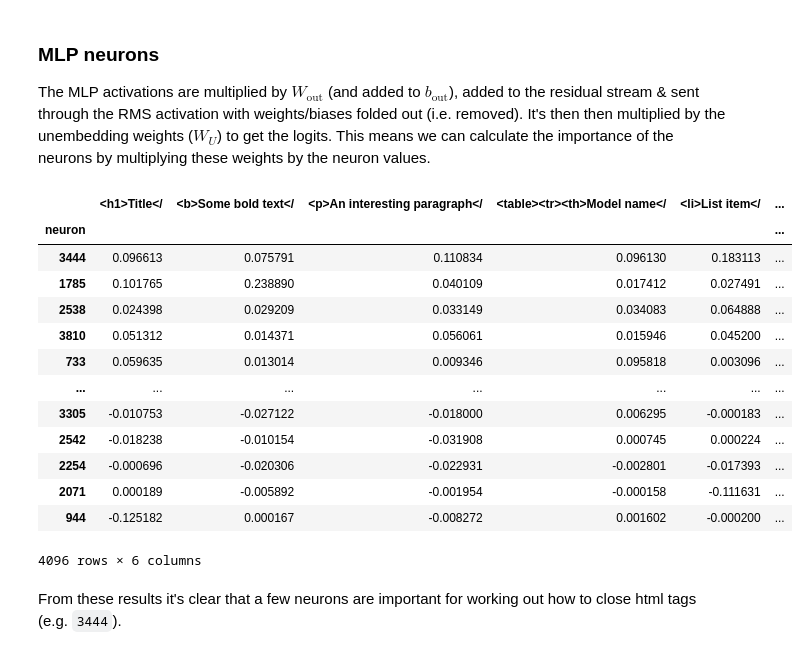
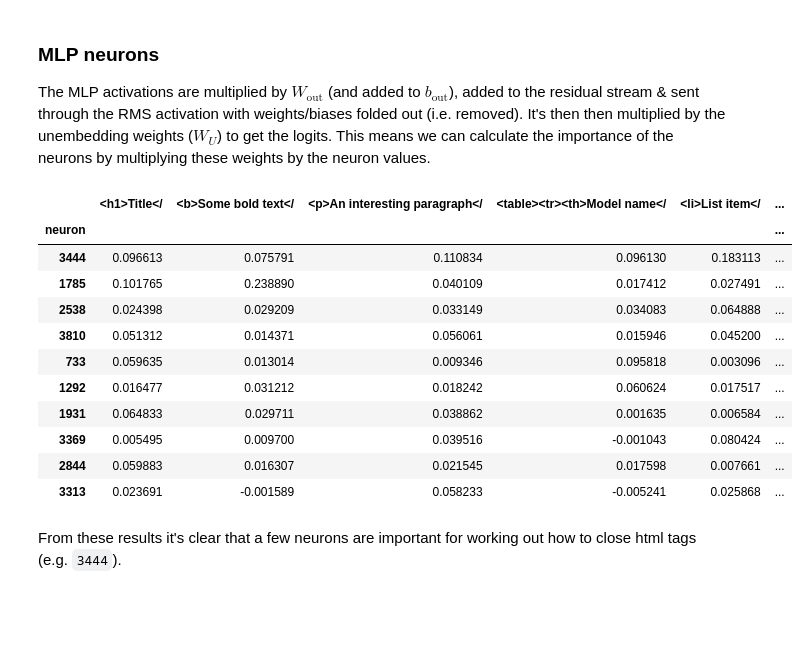
Before and after one commit to alan-cooney/mech-interp-code-generation, a Jupyter notebook: SoLU_Circuits.ipynb, the cells around one changed output. Cells and saved outputs as stored; diff of their text form; code cells hidden in the pictures; blank space fills up the shorter version.

```diff
--- a/SoLU_Circuits.ipynb
+++ b/SoLU_Circuits.ipynb
@@ -96,7 +99,7 @@ class RMSNormPre(nn.Module):
     """RMS Pre Normalization
 
     This is RMS Normalization without the multiplation by a weights term,
-    as that has been folded into the next weights instead."""
+    as that has been folded into the next layer's weights instead."""
 
     def __init__(self, cfg, length):
         super().__init__()
@@ -117,7 +120,7 @@ class RMSNormPre(nn.Module):
 class Transformer(EasyTransformer):
     """Transformer
 
-    The training run that we'll be loading had a few modifications from the
+    The checkpointed model had a few modifications from the
     standard `EasyTransformer`, so we extend it and add these in here.
     """
     def __init__(self, cfg: EasyTransformerConfig):
@@ -246,6 +249,7 @@ def get_next_token(prompt: str) -> str:
     log_probabilities = F.log_softmax(logits, dim=-1)
     predictions = torch.argmax(log_probabilities, 2)
     next_token = [model.tokenizer.decode(t) for t in predictions.squeeze()][-1]
+    probability = log_probabilities[-1]
     return next_token
 # %%
 # Example prompts to run through the model
@@ -312,27 +316,25 @@ for prompt in prompts:
 # %%
 importance = pd.DataFrame(prompts_neuron_importance)
 importance["average"] = importance.sum(axis = 1)/len(importance.columns)
 
 # Format and sort
 importance.index.name = "neuron"
 importance = importance.sort_values(by="average", ascending=False)
 
-importance
+importance.head(10)
 # %% [output]
 |  | <h1>Title</ | <b>Some bold text</ | <p>An interesting paragraph</ | <table><tr><th>Model name</ | <li>List item</ | ... |
 | neuron |  |  |  |  |  | ... |
 | 3444 | 0.096613 | 0.075791 | 0.110834 | 0.096130 | 0.183113 | ... |
 | 1785 | 0.101765 | 0.238890 | 0.040109 | 0.017412 | 0.027491 | ... |
 | 2538 | 0.024398 | 0.029209 | 0.033149 | 0.034083 | 0.064888 | ... |
 | 3810 | 0.051312 | 0.014371 | 0.056061 | 0.015946 | 0.045200 | ... |
 | 733 | 0.059635 | 0.013014 | 0.009346 | 0.095818 | 0.003096 | ... |
-| ... | ... | ... | ... | ... | ... | ... |
-| 3305 | -0.010753 | -0.027122 | -0.018000 | 0.006295 | -0.000183 | ... |
-| 2542 | -0.018238 | -0.010154 | -0.031908 | 0.000745 | 0.000224 | ... |
-| 2254 | -0.000696 | -0.020306 | -0.022931 | -0.002801 | -0.017393 | ... |
-| 2071 | 0.000189 | -0.005892 | -0.001954 | -0.000158 | -0.111631 | ... |
-| 944 | -0.125182 | 0.000167 | -0.008272 | 0.001602 | -0.000200 | ... |
+| 1292 | 0.016477 | 0.031212 | 0.018242 | 0.060624 | 0.017517 | ... |
+| 1931 | 0.064833 | 0.029711 | 0.038862 | 0.001635 | 0.006584 | ... |
+| 3369 | 0.005495 | 0.009700 | 0.039516 | -0.001043 | 0.080424 | ... |
+| 2844 | 0.059883 | 0.016307 | 0.021545 | 0.017598 | 0.007661 | ... |
+| 3313 | 0.023691 | -0.001589 | 0.058233 | -0.005241 | 0.025868 | ... |
-4096 rows × 6 columns
 # %% [markdown]
 From these results it's clear that a few neurons are important for working out how to close html tags (e.g. `3444`).
 # %% [markdown]
```
Also changed, not shown: parts of 9 cells of this notebook.
